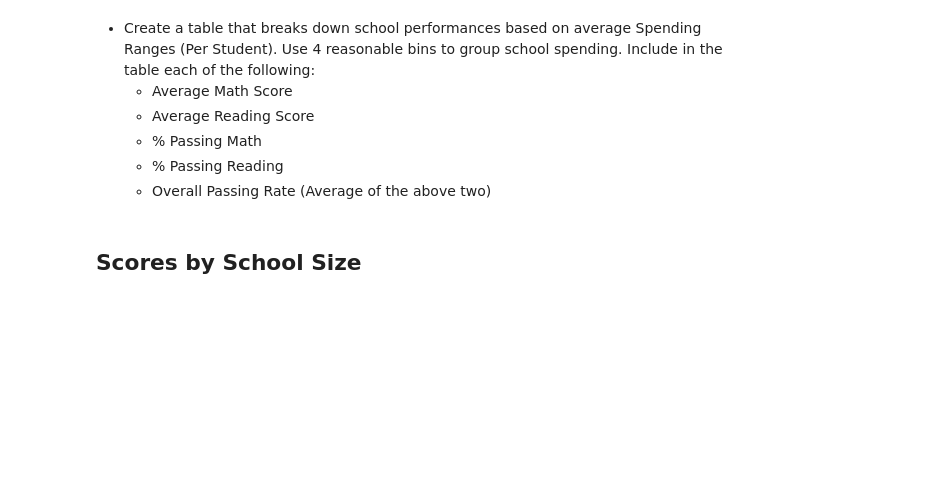
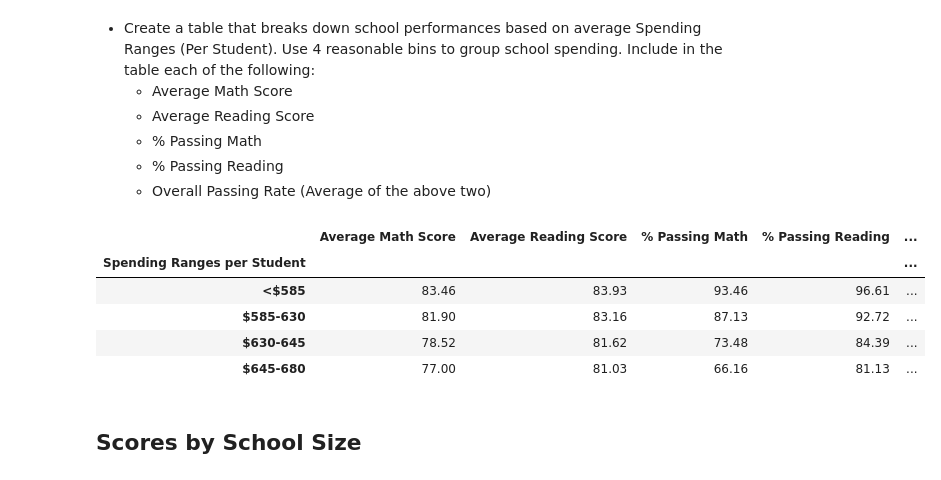
Before and after one commit to giadainnocenti/pandas-challenge, a Jupyter notebook: PyCitySchools/PyCitySchools_starter.ipynb, the cells around one changed output. Cells and saved outputs as stored; diff of their text form; code cells hidden in the pictures; blank space fills up the shorter version.

Commit message:
PyCitySchool script completed

```diff
--- a/PyCitySchools/PyCitySchools_starter.ipynb
+++ b/PyCitySchools/PyCitySchools_starter.ipynb
@@ -77,7 +78,7 @@ passing_math_percentage = len(passing_math['Student ID'])/students_count*100
 passing_read = school_data_complete.loc[school_data_complete['Reading Score']>=70,:]
 passing_read_percentage = len(passing_read['Student ID'])/students_count*100
 #% of students passing math AND reading
-passing_math_reading = pd.merge(passing_math, passing_read, on='Student ID', how='inner')
+passing_math_reading = pd.merge(passing_math, passing_read, on='Student ID', how='inner', suffixes =('_math','_reading'))
 math_reading_percentage = len(passing_math_reading['Student ID'])/students_count*100
 
 district_summary = pd.DataFrame.from_dict({"Total Schools": [school_count],
@@ -110,10 +111,11 @@ district_summary
 * Create a dataframe to hold the above results
 # %%
 column_name = 'School'
+#retrieving the school names
+school_names = school_data_complete[column_name].unique()
 
-school_names = school_data_complete[column_name].unique()
 dic = dict()
-
+#populating the dictionary with the values of choice
 for name in school_names:
     lists = []
     school_type = school_data_complete.loc[school_data_complete[column_name]== name, :]['School type'].unique()
@@ -123,16 +125,16 @@ for name in school_names:
     school_math_percent = len(passing_math.loc[passing_math[column_name] == name, :]['Math Score'])/total_students*100
     school_read_percent = len(passing_read.loc[passing_read[column_name]== name, :]['Reading Score'])/total_students*100
 #    school_math_reading = len(passing_math_reading.loc[passing_math_reading['School_x']==name+'_x',:])/total_students*100
-    lists = [str(school_type).strip("['']")]+[total_students]+['${:0,.2f}'.format(total_school_budget)]+['${:0,.2f}'.format(student_budget)]+[school_math_percent]+[school_read_percent]
+    lists = [str(school_type).strip("['']")]+[total_students]+[total_school_budget]+[student_budget]+[school_math_percent]+[school_read_percent]
     dic[name] = lists
-school_math_reading = passing_math_reading.groupby('School_x')['Student ID'].count()/school_data_complete.groupby('School')['Student ID'].count()*100
-school_summary = pd.DataFrame.from_dict(dic,orient='index', columns=['School Type','Total Students', 'Total School Budget', 'Per Student Budget','% Passing Math','% Passing Reading'])
+school_math_reading = passing_math_reading.groupby('School_math')['Student ID'].count()/school_data_complete.groupby('School')['Student ID'].count()*100
+_school_summary = pd.DataFrame.from_dict(dic,orient='index', columns=['School Type','Total Students', 'Total School Budget', 'Per Student Budget','% Passing Math','% Passing Reading'])
 school_avg_math_score = school_data_complete.groupby(column_name)['Math Score'].mean()
 school_avg_reading_score = school_data_complete.groupby(column_name)['Reading Score'].mean()
 score_df = pd.concat([pd.DataFrame(school_math_reading),school_avg_math_score,school_avg_reading_score],axis =1)
-school_summary = school_summary.join(score_df, how='left').sort_index()
-print(school_summary.columns)
-school_summary = school_summary.rename(columns={'Student ID':'% Overall Passing', 'Math Score':'Average Math Score', 'Reading Score':'Average Reading Score'})
+_school_summary = _school_summary.join(score_df, how='left').sort_index()
+print(_school_summary.columns)
+_school_summary = _school_summary.rename(columns={'Student ID':'% Overall Passing', 'Math Score':'Average Math Score', 'Reading Score':'Average Reading Score'})
 # %% [output]
 Index(['School Type', 'Total Students', 'Total School Budget',
        'Per Student Budget', '% Passing Math', '% Passing Reading',
@@ -302,6 +313,32 @@ grades_df
   * % Passing Math
   * % Passing Reading
   * Overall Passing Rate (Average of the above two)
+# %%
+def summary_binning(df, column_tobin, new_column_name, bins, bin_labels, ):
+    #binning the array
+    df[new_column_name] = pd.cut(df[column_tobin], bins, labels = bin_labels)
+    #grouping by the variable of choide and calculating the average of the parameters
+    new_df = df.groupby(new_column_name)[['Average Math Score', 'Average Reading Score', '% Passing Math', '% Passing Reading','% Overall Passing']].mean()
+    #formatting the columns in the newly created dataframe
+    for column in new_df.columns:
+        new_df[column] = new_df[column].map('{:.2f}'.format)
+    return new_df
+# %%
+# creating the bins
+spending_bins = [0, 585, 630, 645, 680]
+# creating the labels
+spending_labels = ['<$585', '$585-630','$630-645','$645-680']
+# running the function summary_binning to bin and format the summary result
+school_spending_score = summary_binning(_school_summary, 'Per Student Budget', 'Spending Ranges per Student', spending_bins, spending_labels)
+#printing the output on screen
+school_spending_score
+# %% [output]
+|  | Average Math Score | Average Reading Score | % Passing Math | % Passing Reading | ... |
+| Spending Ranges per Student |  |  |  |  | ... |
+| <$585 | 83.46 | 83.93 | 93.46 | 96.61 | ... |
+| $585-630 | 81.90 | 83.16 | 87.13 | 92.72 | ... |
+| $630-645 | 78.52 | 81.62 | 73.48 | 84.39 | ... |
+| $645-680 | 77.00 | 81.03 | 66.16 | 81.13 | ... |
 # %% [markdown]
 ## Scores by School Size
 # %% [markdown]
```
Also changed, not shown: parts of 8 cells of this notebook, 1 other file.
